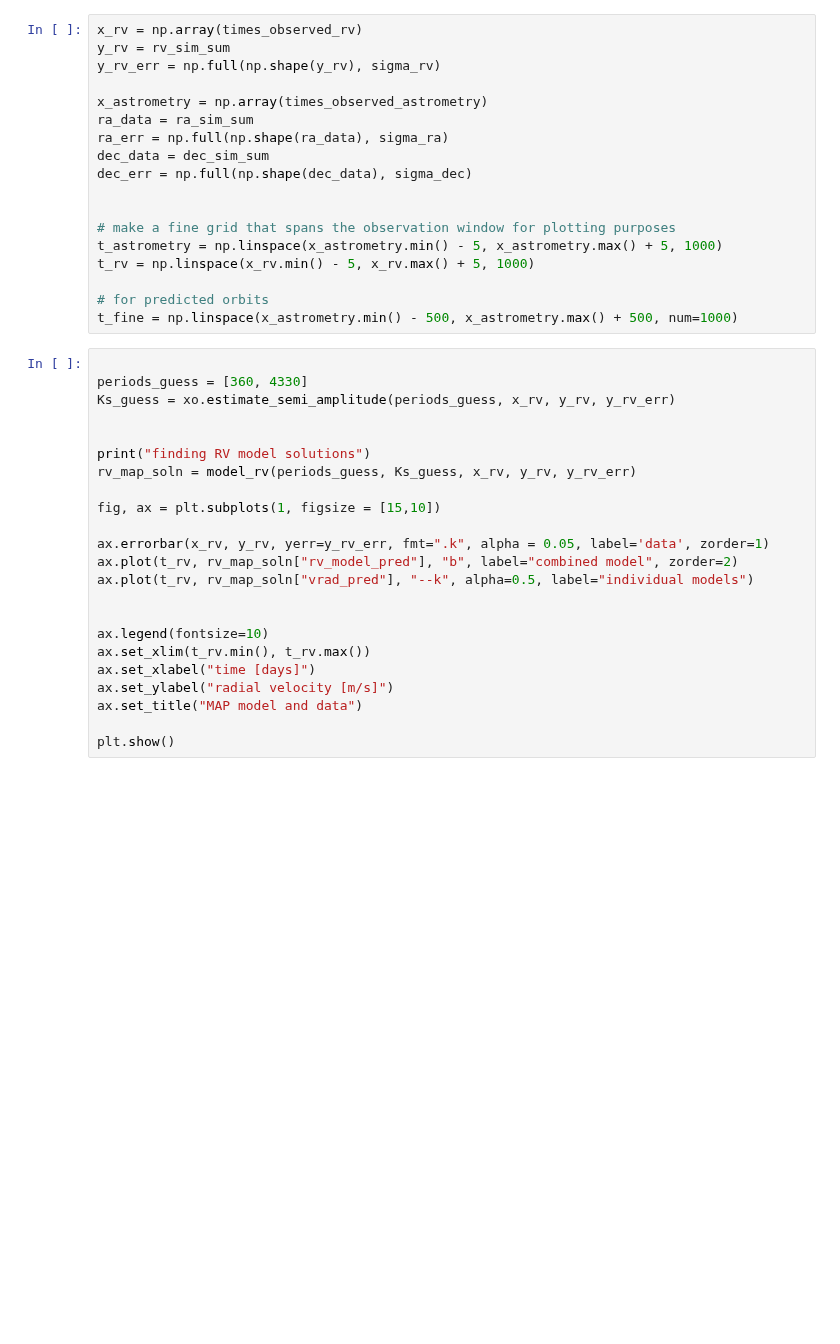
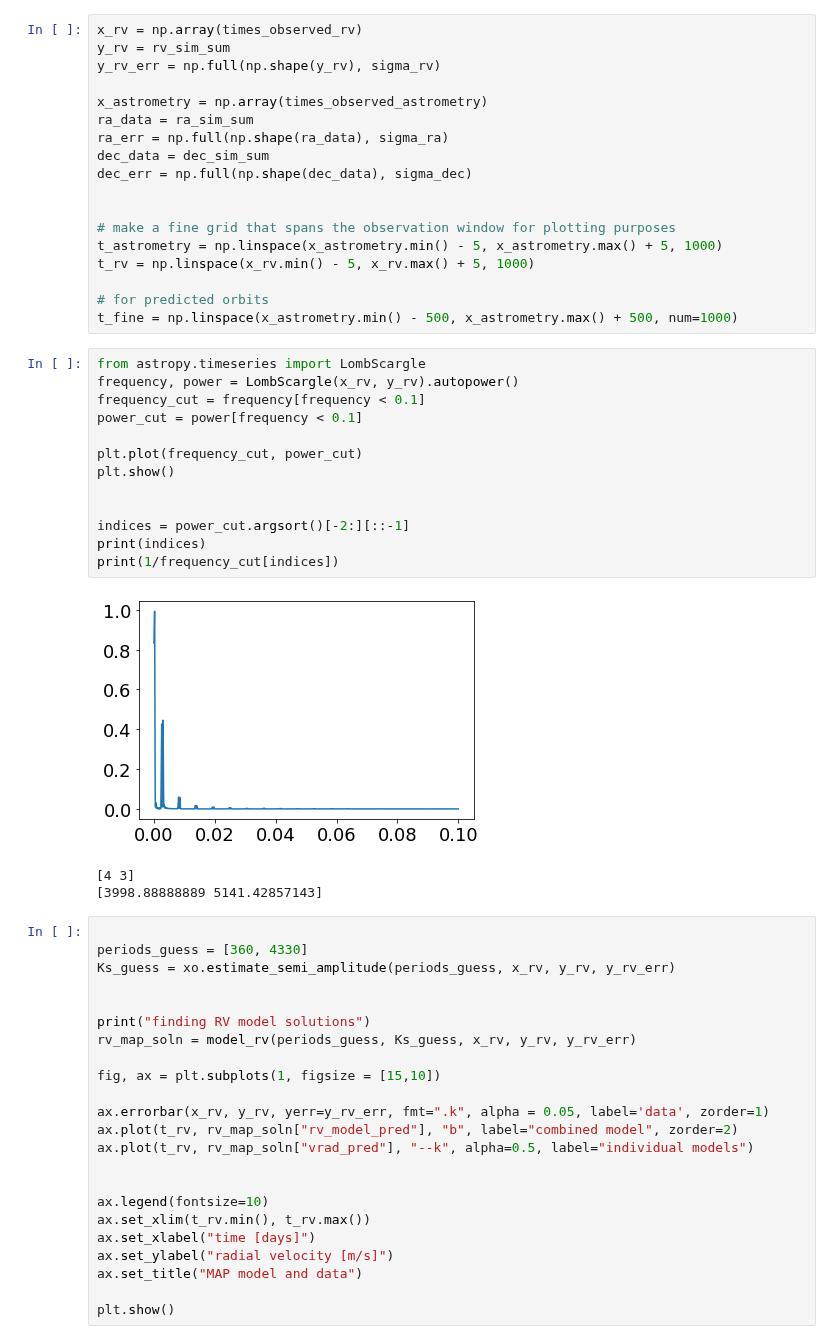
Before and after one commit to dyahalomi/roman_astrometry, a Jupyter notebook: Code/model_data.ipynb, the cells around one changed output. Drawn from its saved outputs; the diff is of its cells as text; blank space fills up the shorter version.

```diff
--- a/Code/model_data.ipynb
+++ b/Code/model_data.ipynb
@@ -132,6 +132,23 @@ t_rv = np.linspace(x_rv.min() - 5, x_rv.max() + 5, 1000)
 
 # for predicted orbits
 t_fine = np.linspace(x_astrometry.min() - 500, x_astrometry.max() + 500, num=1000)
+# %%
+from astropy.timeseries import LombScargle
+frequency, power = LombScargle(x_rv, y_rv).autopower()
+frequency_cut = frequency[frequency < 0.1]
+power_cut = power[frequency < 0.1]
+
+plt.plot(frequency_cut, power_cut)
+plt.show()
+
+
+indices = power_cut.argsort()[-2:][::-1]
+print(indices)
+print(1/frequency_cut[indices])
+# %% [output]
+[figure, added]
+[4 3]
+[3998.88888889 5141.42857143]
 # %%
 
 periods_guess = [360, 4330]
```
